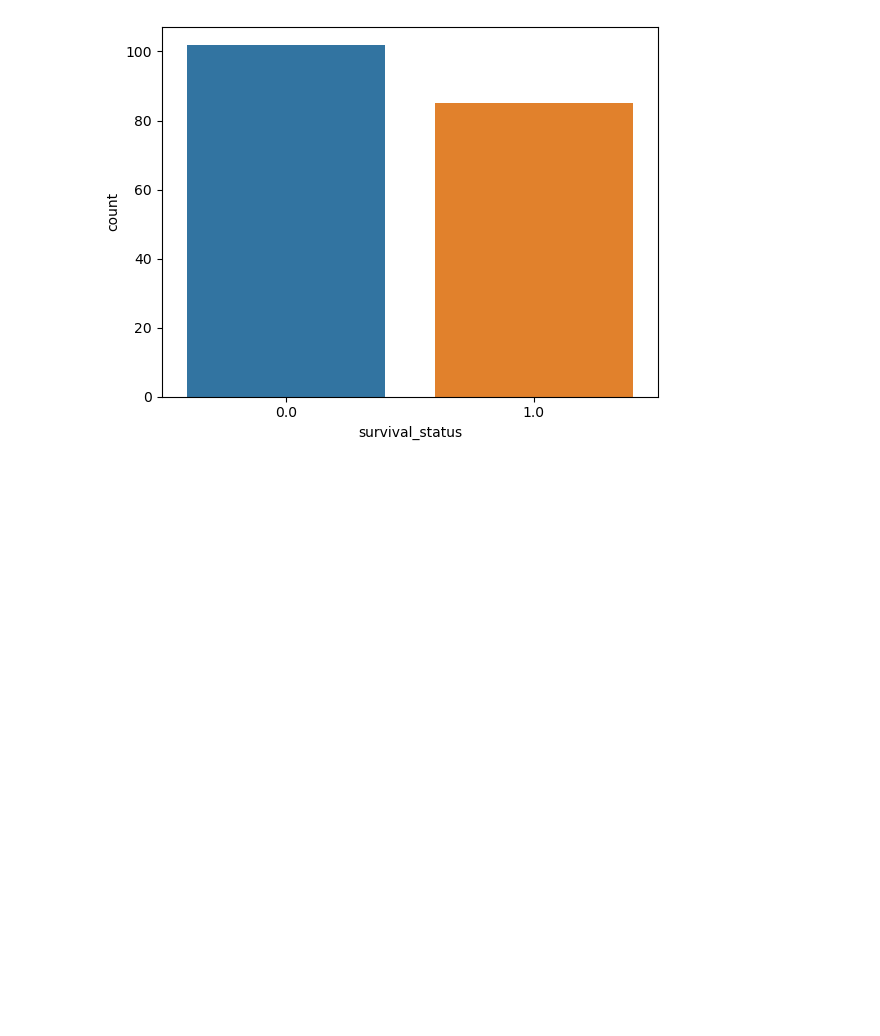
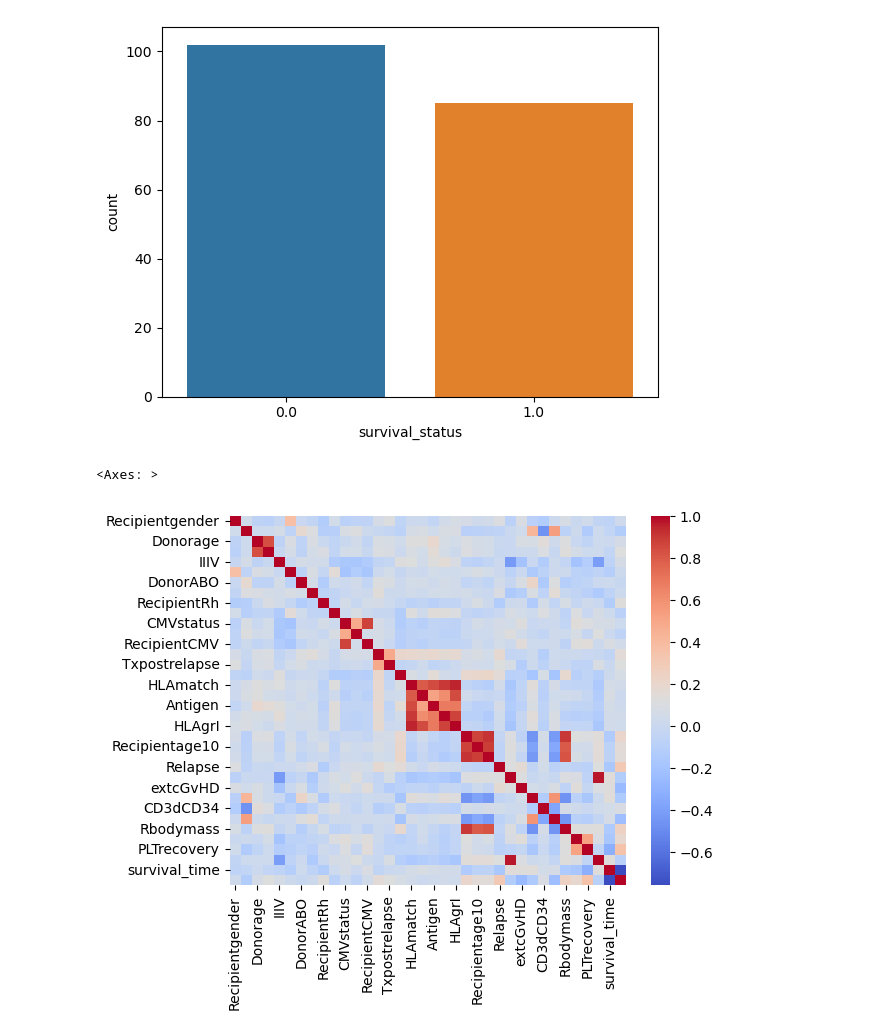
Before and after one commit to konesbradi-jpg/bone-marrow-ml, a Jupyter notebook: notebooks/eda.ipynb, the cells around one changed output. Drawn from its saved outputs; the diff is of its cells as text; code cells hidden in the pictures; blank space fills up the shorter version.

```diff
--- a/notebooks/eda.ipynb
+++ b/notebooks/eda.ipynb
@@ -86,3 +86,15 @@ sns.countplot(x="survival_status", data=df)
 # %% [output]
 <Axes: xlabel='survival_status', ylabel='count'>
 [figure]
+# %%
+import numpy as np
+
+# Remplacer les '?' par NaN
+df = df.replace('?', np.nan)
+# Convertir tout ce qui est possible en numérique
+df = df.apply(pd.to_numeric, errors='ignore')
+corr_matrix = df.corr(numeric_only=True)
+sns.heatmap(corr_matrix, annot=False, cmap='coolwarm')
+# %% [output]
+<Axes: >
+[figure, added]
```
